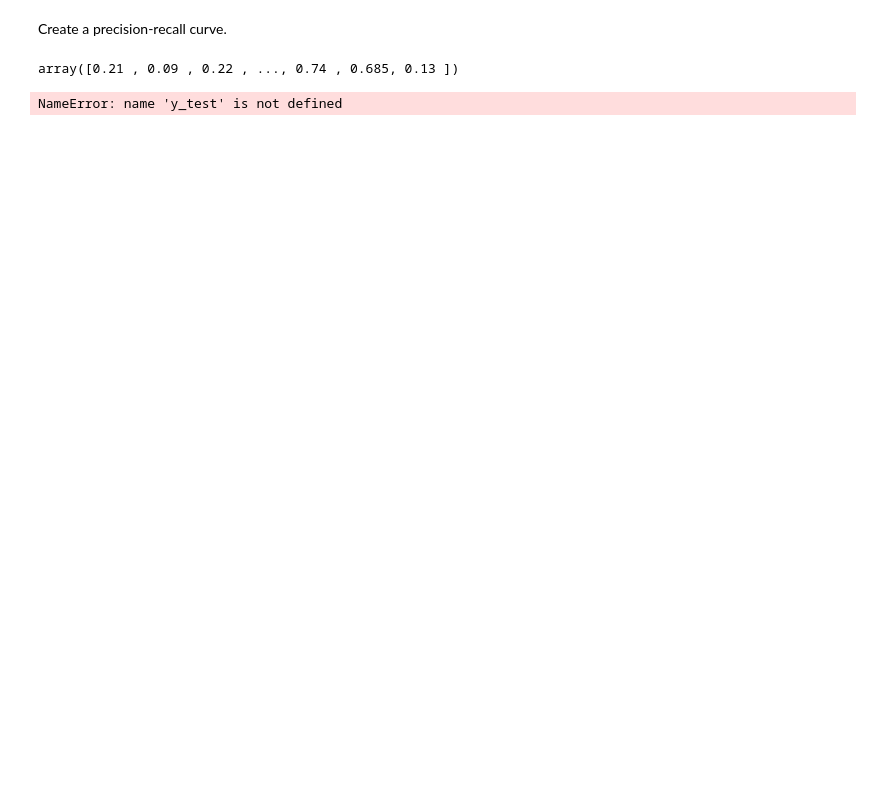
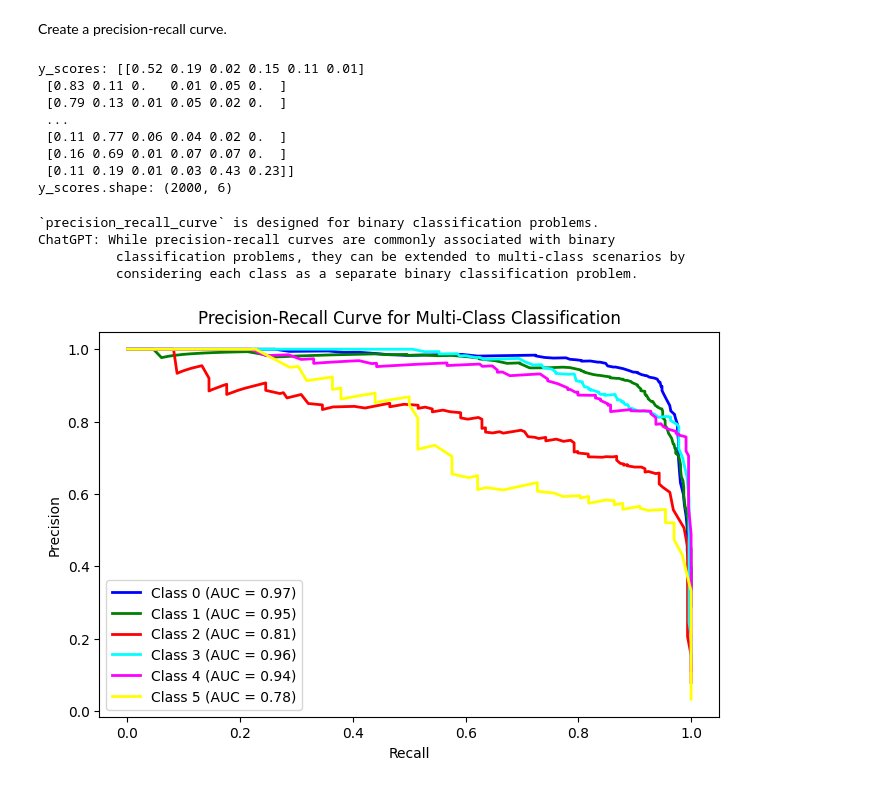
Before and after one commit to shilongjaycui/emotion-classifier, a Jupyter notebook: emotion_classifier.ipynb, the cells around one changed output. Cells and saved outputs as stored; diff of their text form; code cells hidden in the pictures; blank space fills up the shorter version.

Commit message:
Plotted precision-recall curves

```diff
--- a/emotion_classifier.ipynb
+++ b/emotion_classifier.ipynb
@@ -111,10 +116,18 @@ weighted avg       0.87      0.87      0.86      2000
 Create a precision-recall curve.
 # %%
 # Get predicted probabilities for the positive class
-y_scores = model.predict_proba(X=X_test)[:, 1]  # predict the class probabilities
-y_scores
+y_scores = model.predict_proba(X=X_test)  # predict the class probabilities
+print(f'y_scores: {y_scores}')
+print(f'y_scores.shape: {y_scores.shape}')
 # %% [output]
-array([0.21 , 0.09 , 0.22 , ..., 0.74 , 0.685, 0.13 ])
+y_scores: [[0.52 0.19 0.02 0.15 0.11 0.01]
+ [0.83 0.11 0.   0.01 0.05 0.  ]
+ [0.79 0.13 0.01 0.05 0.02 0.  ]
+ ...
+ [0.11 0.77 0.06 0.04 0.02 0.  ]
+ [0.16 0.69 0.01 0.07 0.07 0.  ]
+ [0.11 0.19 0.01 0.03 0.43 0.23]]
+y_scores.shape: (2000, 6)
 # %%
 from sklearn.metrics import precision_recall_curve
 
@@ -123,8 +136,54 @@ try:
     precision, recall, _ = precision_recall_curve(y_true=y_test, probas_pred=y_scores)
 except ValueError:
     print('`precision_recall_curve` is designed for binary classification problems.')
-    print('ChatGPT: While precision-recall curves are commonly associated with binary \
-          classification problems, they can be extended to multi-class scenarios by \
-          considering each class as a separate binary classification problem.')
+    print('''ChatGPT: While precision-recall curves are commonly associated with binary
+          classification problems, they can be extended to multi-class scenarios by
+          considering each class as a separate binary classification problem.''')
 # %% [output]
-NameError: name 'y_test' is not defined
+`precision_recall_curve` is designed for binary classification problems.
+ChatGPT: While precision-recall curves are commonly associated with binary
+          classification problems, they can be extended to multi-class scenarios by
+          considering each class as a separate binary classification problem.
+# %%
+from sklearn.metrics import auc
+from numpy import ndarray
+import numpy as np
+
+# Compute precision-recall curves for each class
+precision_dict: Dict = {}
+recall_dict: Dict = {}
+average_precision: Dict = {}
+
+# Loop through each class
+for i in range(len(model.classes_)):
+    # Compute precision-recall curve
+    y_test: ndarray = np.array(y_test)
+    precision_dict[i], recall_dict[i], _ = precision_recall_curve(y_test == i, y_scores[:, i])
+
+    # Compute area under the curve (AUC) for precision-recall curve
+    average_precision[i] = auc(recall_dict[i], precision_dict[i])
+# %%
+import matplotlib.pyplot as plt
+
+# Plot the precision-recall curves for each class
+colors = ['blue', 'green', 'red', 'cyan', 'magenta', 'yellow']
+plt.figure(figsize=(8, 5))
+
+# Plot each class
+for i, color in zip(range(len(model.classes_)), colors):
+    plt.plot(
+        recall_dict[i],
+        precision_dict[i],
+        color=color,
+        lw=2,
+        label=f'Class {i} (AUC = {average_precision[i]:.2f})',
+    )
+
+
+plt.xlabel('Recall')
+plt.ylabel('Precision')
+plt.title('Precision-Recall Curve for Multi-Class Classification')
+plt.legend(loc='best')
+plt.show()
+# %% [output]
+[figure, added]
```
Also changed, not shown: parts of 3 cells of this notebook, 1 other file.
